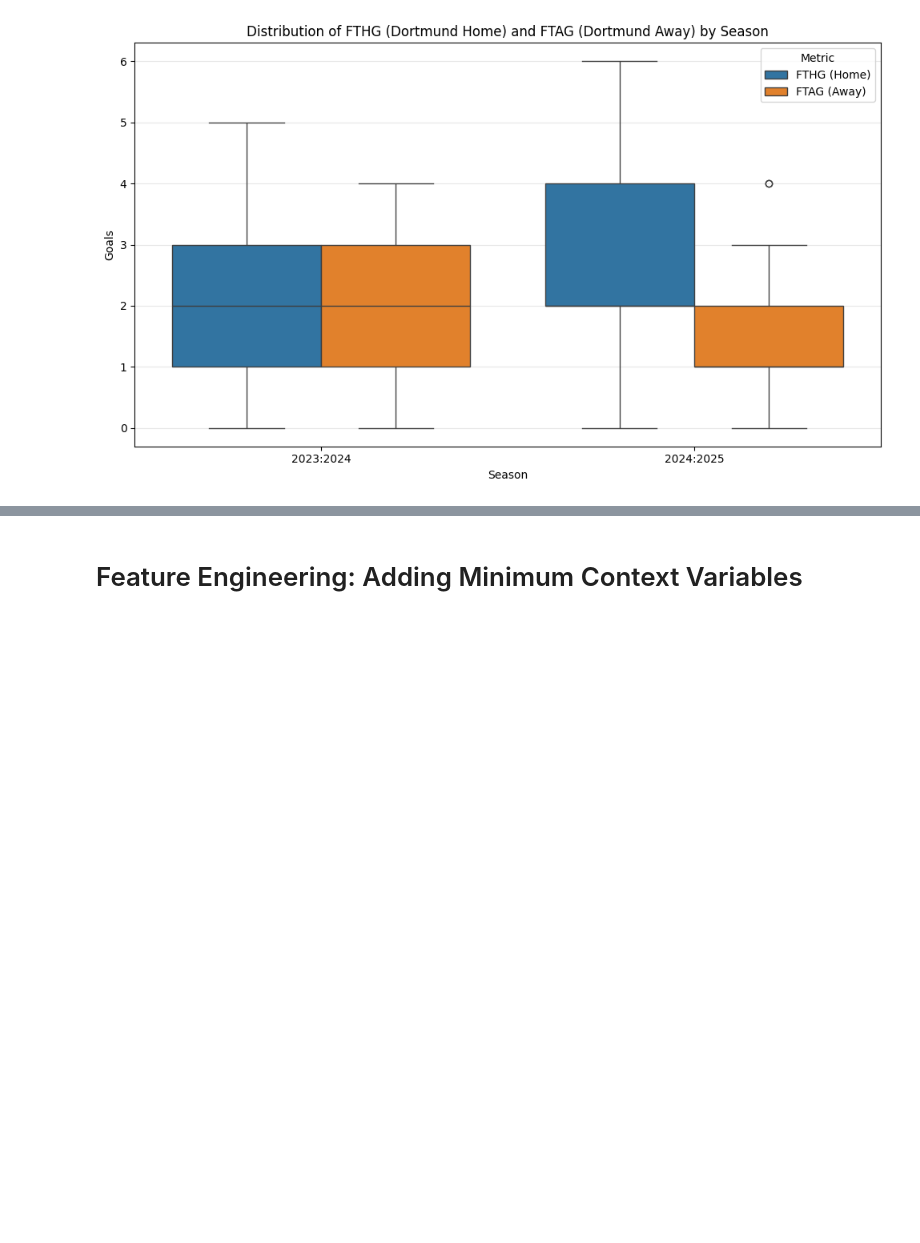
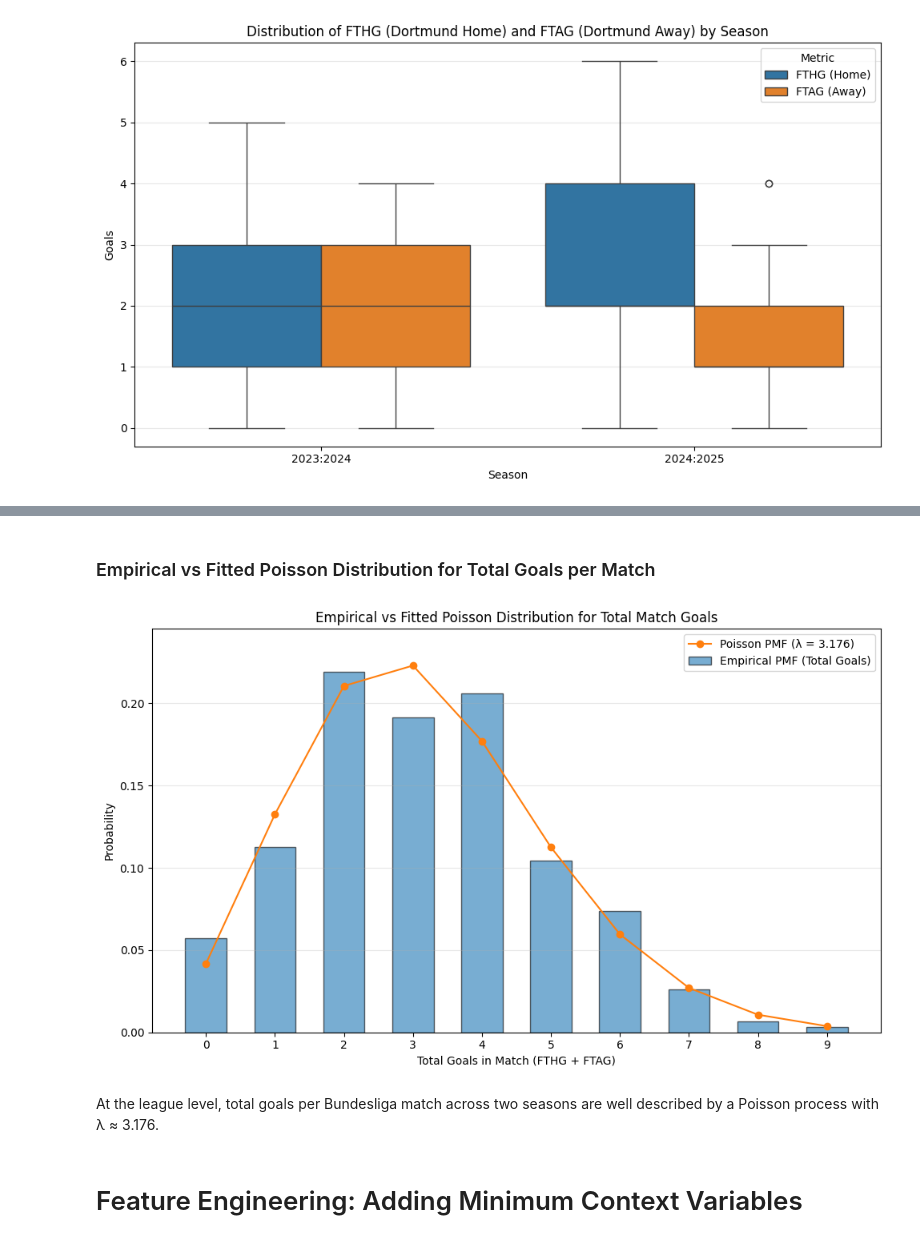
Before and after one commit to Acon3078/corners, a Jupyter notebook: Notebook_FTHG.ipynb, the cells around one changed output, grey strips where cells are left out. Cells and saved outputs as stored; diff of their text form; code cells hidden in the pictures; blank space fills up the shorter version.

```diff
--- a/Notebook_FTHG.ipynb
+++ b/Notebook_FTHG.ipynb
@@ -541,2 +1100,56 @@ Dispersion statistics (IQR + CV + Dispersion Ratio) by season:
+# %% [markdown]
+### Empirical vs Fitted Poisson Distribution for Total Goals per Match
+# %%
+# Empirical vs Fitted Poisson Distribution for Total Goals per Match
+
+import numpy as np
+import pandas as pd
+import matplotlib.pyplot as plt
+from scipy.stats import poisson
+
+# Use the same training seasons as above
+training_seasons = ['2023:2024', '2024:2025']
+training_df = merged_df[merged_df['Season'].isin(training_seasons)].copy()
+
+# Compute Total Goals per match
+training_df['TotalGoals'] = training_df['FTHG'] + training_df['FTAG']
+
+total_goals = training_df['TotalGoals'].dropna()
+
+# Estimate lambda (λ) as the sample mean of total goals
+lambda_hat = total_goals.mean()
+
+# Empirical PMF (relative frequencies)
+max_goals = int(total_goals.max())
+ks = np.arange(0, max_goals + 1)
+
+empirical_pmf = total_goals.value_counts(normalize=True).reindex(ks).fillna(0.0).values
+
+# Poisson PMF with fitted λ
+poisson_pmf = poisson.pmf(ks, mu=lambda_hat)
+
+# Plot
+plt.figure(figsize=(10, 6))
+
+# Empirical PMF as bars
+plt.bar(ks, empirical_pmf, width=0.6, alpha=0.6, label='Empirical PMF (Total Goals)', color='C0', edgecolor='black')
+
+# Poisson PMF as line with markers
+plt.plot(ks, poisson_pmf, 'o-', color='C1', label=f'Poisson PMF (λ = {lambda_hat:.3f})')
+
+plt.xlabel('Total Goals in Match (FTHG + FTAG)')
+plt.ylabel('Probability')
+plt.title('Empirical vs Fitted Poisson Distribution for Total Match Goals')
+plt.xticks(ks)
+plt.ylim(0, max(empirical_pmf.max(), poisson_pmf.max()) * 1.1)
+plt.legend()
+plt.grid(axis='y', alpha=0.3)
+
+plt.tight_layout()
+plt.show()
+# %% [output]
+[figure, added]
+# %% [markdown]
+At the league level, total goals per Bundesliga match across two seasons are well described by a Poisson process with λ ≈ 3.176.
 # %% [markdown]
 # Feature Engineering: Adding Minimum Context Variables
```
Also changed, not shown: parts of 77 cells of this notebook, 8 other files.
